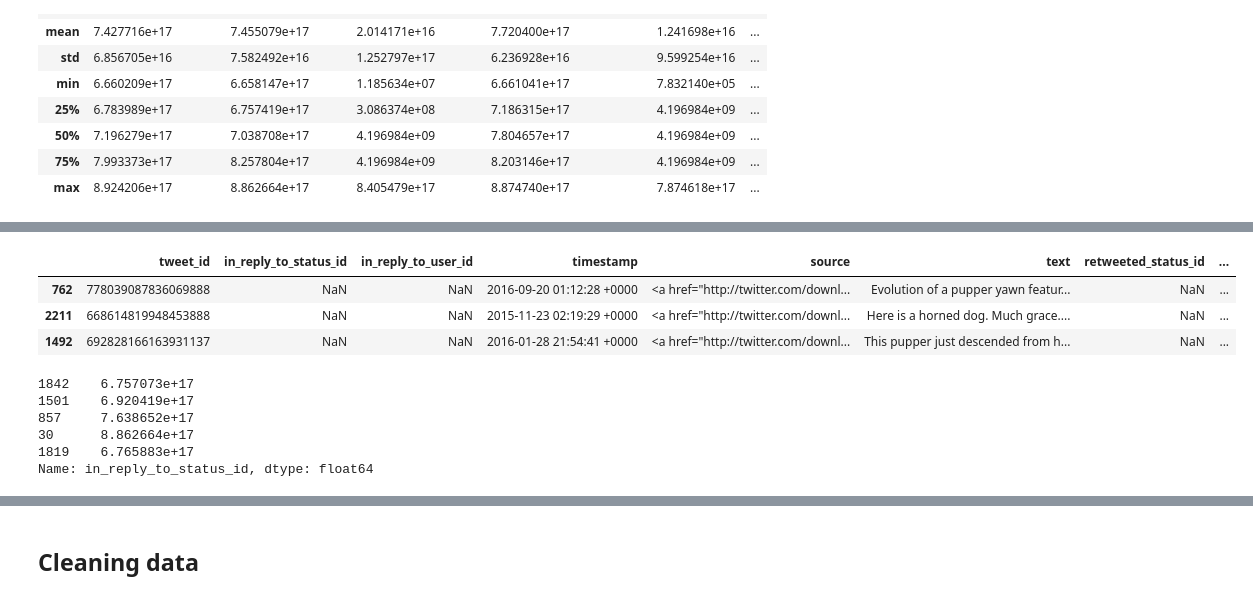
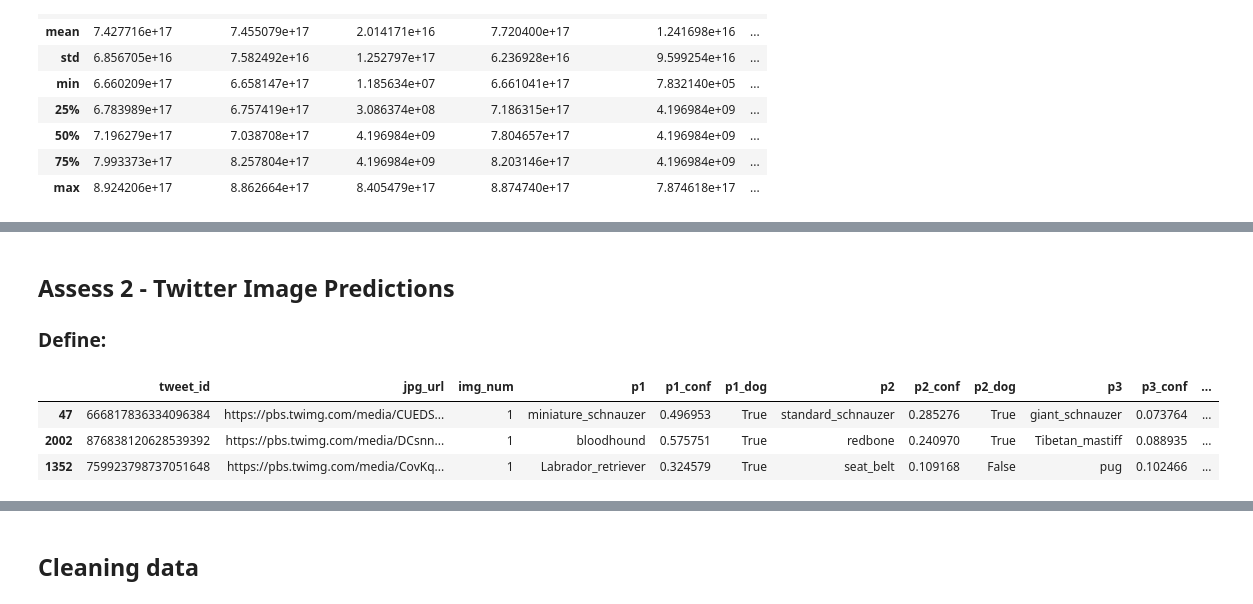
Before and after one commit to JCalaunan/PRJ_Wrangle-Twitter, a Jupyter notebook: wrangle_act.ipynb, the cells around one changed output, grey strips where cells are left out. Drawn from its saved outputs; the diff is of its cells as text; code cells hidden in the pictures.

```diff
--- a/wrangle_act.ipynb
+++ b/wrangle_act.ipynb
@@ -161,4 +203,4 @@ df_raw[1].sample(3)  # visually assess file was read in correctly
 # %%
-df_image_predictor = df_raw[0].copy() # create copy
+df_image_predictor = df_raw[1].copy() # create copy
 # %% [markdown]
 ## Assessing data
@@ -226,17 +449,10 @@ df_twitter.describe()
+# %% [markdown]
+## Assess 2 - Twitter Image Predictions
+### Define:
 # %%
-df_twitter.sample(3)
+df_image_predictor.sample(3)
 # %% [output]
-|  | tweet_id | in_reply_to_status_id | in_reply_to_user_id | timestamp | source | text | retweeted_status_id | ... |
-| 762 | 778039087836069888 | NaN | NaN | 2016-09-20 01:12:28 +0000 | <a href="http://twitter.com/downl... | Evolution of a pupper yawn featur... | NaN | ... |
-| 2211 | 668614819948453888 | NaN | NaN | 2015-11-23 02:19:29 +0000 | <a href="http://twitter.com/downl... | Here is a horned dog. Much grace.... | NaN | ... |
-| 1492 | 692828166163931137 | NaN | NaN | 2016-01-28 21:54:41 +0000 | <a href="http://twitter.com/downl... | This pupper just descended from h... | NaN | ... |
+|  | tweet_id | jpg_url | img_num | p1 | p1_conf | p1_dog | p2 | p2_conf | p2_dog | p3 | p3_conf | ... |
+| 47 | 666817836334096384 | https://pbs.twimg.com/media/CUEDS... | 1 | miniature_schnauzer | 0.496953 | True | standard_schnauzer | 0.285276 | True | giant_schnauzer | 0.073764 | ... |
+| 2002 | 876838120628539392 | https://pbs.twimg.com/media/DCsnn... | 1 | bloodhound | 0.575751 | True | redbone | 0.240970 | True | Tibetan_mastiff | 0.088935 | ... |
+| 1352 | 759923798737051648 | https://pbs.twimg.com/media/CovKq... | 1 | Labrador_retriever | 0.324579 | True | seat_belt | 0.109168 | False | pug | 0.102466 | ... |
-# %%
-# investigate in reply columns
-df_twitter[df_twitter.in_reply_to_status_id.notna()]['in_reply_to_status_id'].sample(5)
-# %% [output]
-1842    6.757073e+17
-1501    6.920419e+17
-857     7.638652e+17
-30      8.862664e+17
-1819    6.765883e+17
-Name: in_reply_to_status_id, dtype: float64
```
Also changed, not shown: parts of 49 cells of this notebook, 1 other file.
